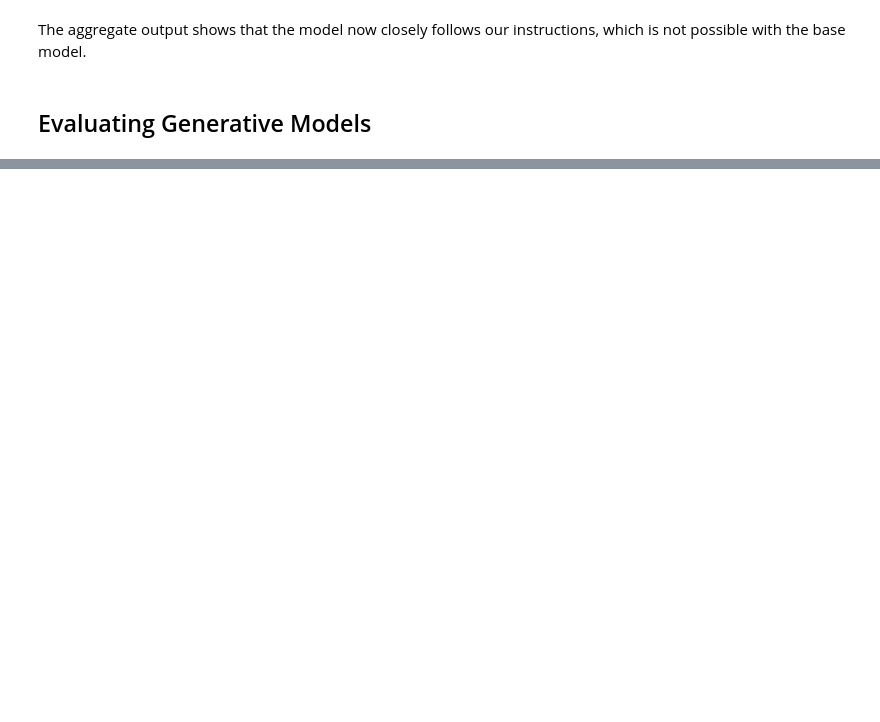
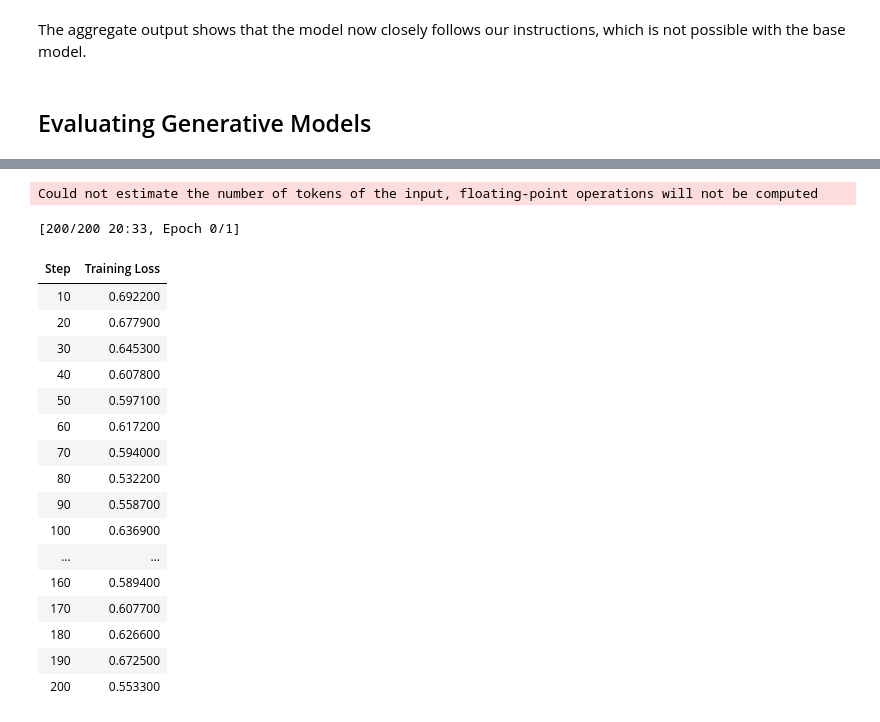
Before and after one commit to MahaleVivek/HandsOn-LLMs, a Jupyter notebook: modules/Ch12_finetuning_generation_models.ipynb, the cells around one changed output, grey strips where cells are left out. Cells and saved outputs as stored; diff of their text form; code cells hidden in the pictures; blank space fills up the shorter version.

```diff
--- a/modules/Ch12_finetuning_generation_models.ipynb
+++ b/modules/Ch12_finetuning_generation_models.ipynb
@@ -357,0 +520,4 @@ The aggregate output shows that the model now closely follows our instructions,
+# %%
+# prepare model for training
+model = prepare_model_for_kbit_training(model)
+model = get_peft_model(model, peft_config)
@@ -357,0 +528,19 @@ The aggregate output shows that the model now closely follows our instructions,
+# %%
+from trl import DPOConfig
+
+output_dir = "./results"
+
+# Training arguments
+training_arguments = DPOConfig(
+    output_dir=output_dir,
+    per_device_train_batch_size=2,
+    gradient_accumulation_steps=4,
+    optim="paged_adamw_32bit",
+    learning_rate=1e-5,
+    lr_scheduler_type="cosine",
+    max_steps=200,
+    logging_steps=10,
+    fp16=True,
+    gradient_checkpointing=True,
+    warmup_ratio=0.1
+)
@@ -357,0 +551,14 @@ The aggregate output shows that the model now closely follows our instructions,
+# %%
+from trl import DPOTrainer
+
+# Create DPO trainer
+dpo_trainer = DPOTrainer(
+    model,
+    args=training_arguments,
+    train_dataset=dpo_dataset,
+    tokenizer=tokenizer,
+    peft_config=peft_config,
+    beta=0.1,
+    max_prompt_length=512,
+    max_length=512,
+)
@@ -357,0 +569,26 @@ The aggregate output shows that the model now closely follows our instructions,
+# %%
+# Fine-tune model with DPO
+dpo_trainer.train()
+
+# Save adapter
+dpo_trainer.model.save_pretrained("TinyLlama-1.1B-dpo-qlora")
+# %% [output]
+Could not estimate the number of tokens of the input, floating-point operations will not be computed
+[200/200 20:33, Epoch 0/1]
+| Step | Training Loss |
+| 10 | 0.692200 |
+| 20 | 0.677900 |
+| 30 | 0.645300 |
+| 40 | 0.607800 |
+| 50 | 0.597100 |
+| 60 | 0.617200 |
+| 70 | 0.594000 |
+| 80 | 0.532200 |
+| 90 | 0.558700 |
+| 100 | 0.636900 |
+| ... | ... |
+| 160 | 0.589400 |
+| 170 | 0.607700 |
+| 180 | 0.626600 |
+| 190 | 0.672500 |
+| 200 | 0.553300 |
```
Also changed, not shown: parts of 37 cells of this notebook.
